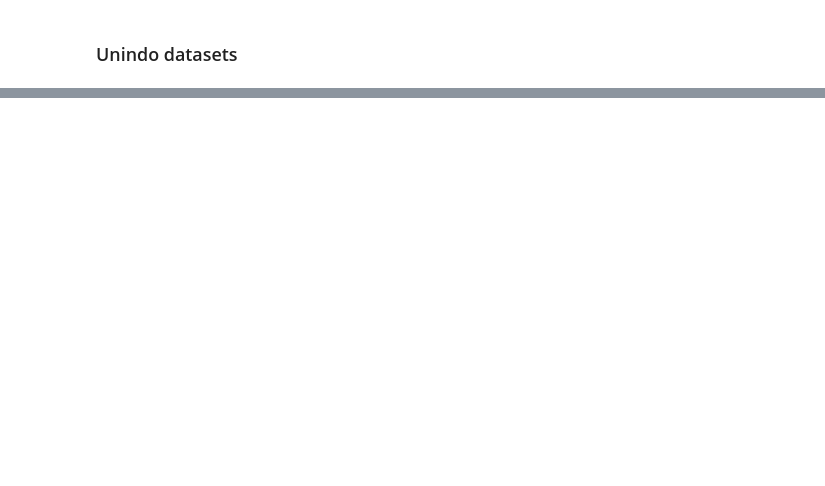
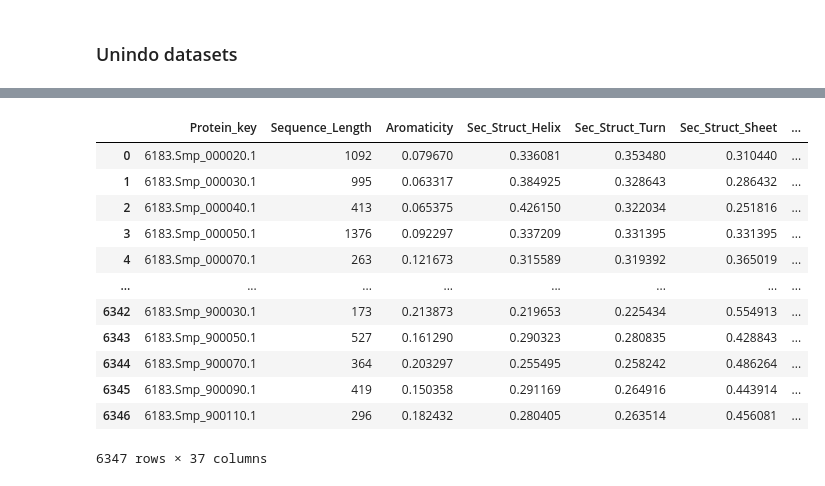
Before and after one commit to JessicaIta/sequence-protein-features, a Jupyter notebook: xgboost-algorithm.ipynb, the cells around one changed output, grey strips where cells are left out. Saved outputs shown, nothing was run; the diff lists cells and outputs as text; code cells hidden in the pictures; blank space fills up the shorter version.

Commit message:
Resultados do Mansoni

```diff
--- a/xgboost-algorithm.ipynb
+++ b/xgboost-algorithm.ipynb
@@ -298,3 +297,10 @@ Fitting 5 folds for each of 90 candidates, totalling 450 fits
 # %%
 # Training the XGB classifier
-xgbc.fit(X_train_over, y_train_over)
+
+# parameters
+#Melhor: 0.962490 usando {'learning_rate': 0.3, 'max_depth': 10, 'n_estimators': 300}
+
+xgbc = XGBClassifier(booster='gbtree', learning_rate = 0.2,
+                     max_depth=7, n_estimators = 200, verbosity=1, random_state = seed)
+
+xgbc.fit(X_train_under, y_train_under)
@@ -366,3 +410,7 @@ Fitting 5 folds for each of 72 candidates, totalling 360 fits
 ... (88 outputs left out)
 # %%
-rfc.fit(X_train_over, y_train_over)
+# Melhor: 0.856289 usando {'bootstrap': False, 'criterion': 'gini', 'max_depth': 10, 'n_estimators': 100}
+rfc = RandomForestClassifier(bootstrap= False, criterion= 'entropy',
+                             max_depth= 10, n_estimators= 300, random_state = seed)
+
+rfc.fit(X_train_under, y_train_under)
@@ -428,7 +575,21 @@ df_description
 X_mansoni = X_mansoni.reset_index()
 # %%
 # Merge Datasets
-df_final = df_mansoni.merge(df_description, how='inner', left_on = 'Protein_key', right_on='string_protein_id')
+df_final = X_mansoni.merge(df_description, how='inner', left_on = 'Protein_key', right_on='string_protein_id')
 df_final
+# %% [output]
+|  | Protein_key | Sequence_Length | Aromaticity | Sec_Struct_Helix | Sec_Struct_Turn | Sec_Struct_Sheet | ... |
+| 0 | 6183.Smp_000020.1 | 1092 | 0.079670 | 0.336081 | 0.353480 | 0.310440 | ... |
+| 1 | 6183.Smp_000030.1 | 995 | 0.063317 | 0.384925 | 0.328643 | 0.286432 | ... |
+| 2 | 6183.Smp_000040.1 | 413 | 0.065375 | 0.426150 | 0.322034 | 0.251816 | ... |
+| 3 | 6183.Smp_000050.1 | 1376 | 0.092297 | 0.337209 | 0.331395 | 0.331395 | ... |
+| 4 | 6183.Smp_000070.1 | 263 | 0.121673 | 0.315589 | 0.319392 | 0.365019 | ... |
+| ... | ... | ... | ... | ... | ... | ... | ... |
+| 6342 | 6183.Smp_900030.1 | 173 | 0.213873 | 0.219653 | 0.225434 | 0.554913 | ... |
+| 6343 | 6183.Smp_900050.1 | 527 | 0.161290 | 0.290323 | 0.280835 | 0.428843 | ... |
+| 6344 | 6183.Smp_900070.1 | 364 | 0.203297 | 0.255495 | 0.258242 | 0.486264 | ... |
+| 6345 | 6183.Smp_900090.1 | 419 | 0.150358 | 0.291169 | 0.264916 | 0.443914 | ... |
+| 6346 | 6183.Smp_900110.1 | 296 | 0.182432 | 0.280405 | 0.263514 | 0.456081 | ... |
+6347 rows × 37 columns
 # %%
 df_final.to_csv('results_mansoni.csv')
```
Also changed, not shown: parts of 31 cells of this notebook, 1 other file.
